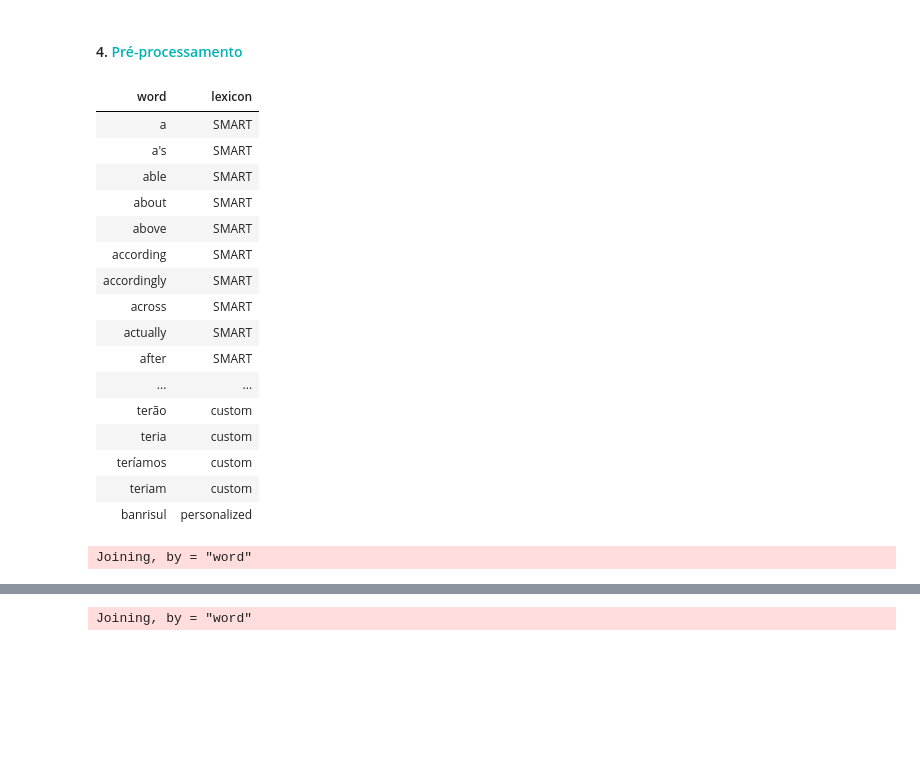
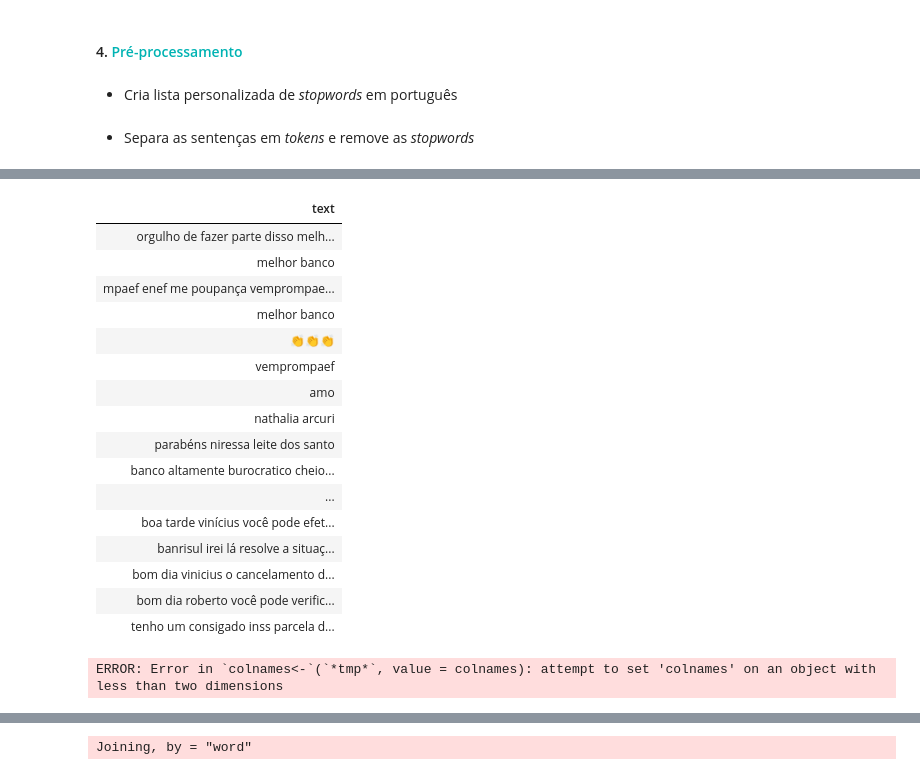
Before and after one commit to brendasalenave/data_analysis_fb, a Jupyter notebook: analise_polaridade.ipynb, the cells around one changed output, grey strips where cells are left out. Cells and saved outputs as stored; diff of their text form; code cells hidden in the pictures; blank space fills up the shorter version.

```diff
--- a/analise_polaridade.ipynb
+++ b/analise_polaridade.ipynb
@@ -76,34 +100,10 @@ $comment_message
 # %% [markdown]
 #### 4. <span style="color:#00b3b3">Pré-processamento</span>
+# %% [markdown]
+- Cria lista personalizada de *stopwords* em português
 # %%
-# personalized = tibble(word = "banrisul", lexicon = "personalized")
 custom_stop_words <- bind_rows(stop_words,
                                tibble(word = tm::stopwords("portuguese"),
                                           lexicon = "custom"), tibble(word = "banrisul", lexicon = "personalized"))
-
-custom_stop_words
-# %% [output]
-| word | lexicon |
-| a | SMART |
-| a's | SMART |
-| able | SMART |
-| about | SMART |
-| above | SMART |
-| according | SMART |
-| accordingly | SMART |
-| across | SMART |
-| actually | SMART |
-| after | SMART |
-| ... | ... |
-| terão | custom |
-| teria | custom |
-| teríamos | custom |
-| teriam | custom |
-| banrisul | personalized |
-# %%
-comments <- comments %>% map_if(is.factor, as.character) %>% as_data_frame
-tidy_comments <- comments %>%
-  unnest_tokens(word, comment_message) %>%
-  anti_join(custom_stop_words)
-# %% [output]
-Joining, by = "word"
+# %% [markdown]
+- Separa as sentenças em *tokens* e remove as *stopwords*
@@ -109,0 +112,16 @@ Joining, by = "word"
+# %%
+# inspect(dfCorpus)
+myCorpus <- tm_map(dfCorpus, tolower)
+# myCorpus <- tm_map(myCorpus, removeWords, custom_stop_words)
+myCorpus <- tm_map(myCorpus, content_transformer(tolower))
+myCorpus <- tm_map(myCorpus, removePunctuation)
+dictCorpus <- myCorpus
+myCorpus <- tm_map(myCorpus, stemDocument)
+# tokenize the corpus
+myCorpusTokenized <- lapply(myCorpus, scan_tokenizer)
+# stem complete each token vector
+myTokensStemCompleted <- lapply(myCorpusTokenized, stemCompletion, dictCorpus)
+# concatenate tokens by document, create data frame
+comments <- data.frame(text = sapply(myTokensStemCompleted, paste, collapse = " "), stringsAsFactors = FALSE)
+comments
+# %% [output]
@@ -110,3 +133,28 @@ Joining, by = "word"
+| text |
+| orgulho de fazer parte disso melh... |
+| melhor banco |
+| mpaef enef me poupança vemprompae... |
+| melhor banco |
+| 👏👏👏 |
+| vemprompaef |
+| amo |
+| nathalia arcuri |
+| parabéns niressa leite dos santo |
+| banco altamente burocratico cheio... |
+| ... |
+| boa tarde vinícius você pode efet... |
+| banrisul irei lá resolve a situaç... |
+| bom dia vinicius o cancelamento d... |
+| bom dia roberto você pode verific... |
+| tenho um consigado inss parcela d... |
+# %%
+colnames = c("comment_message")
+for (i in seq_along(comments)){
+  colnames(comments[[i]]) <- colnames
+}
+typeof(comments)
+# %% [output]
+ERROR: Error in `colnames<-`(`*tmp*`, value = colnames): attempt to set 'colnames' on an object with less than two dimensions
 # %%
 comments
 # %% [output]
```
Also changed, not shown: parts of 10 cells of this notebook.
